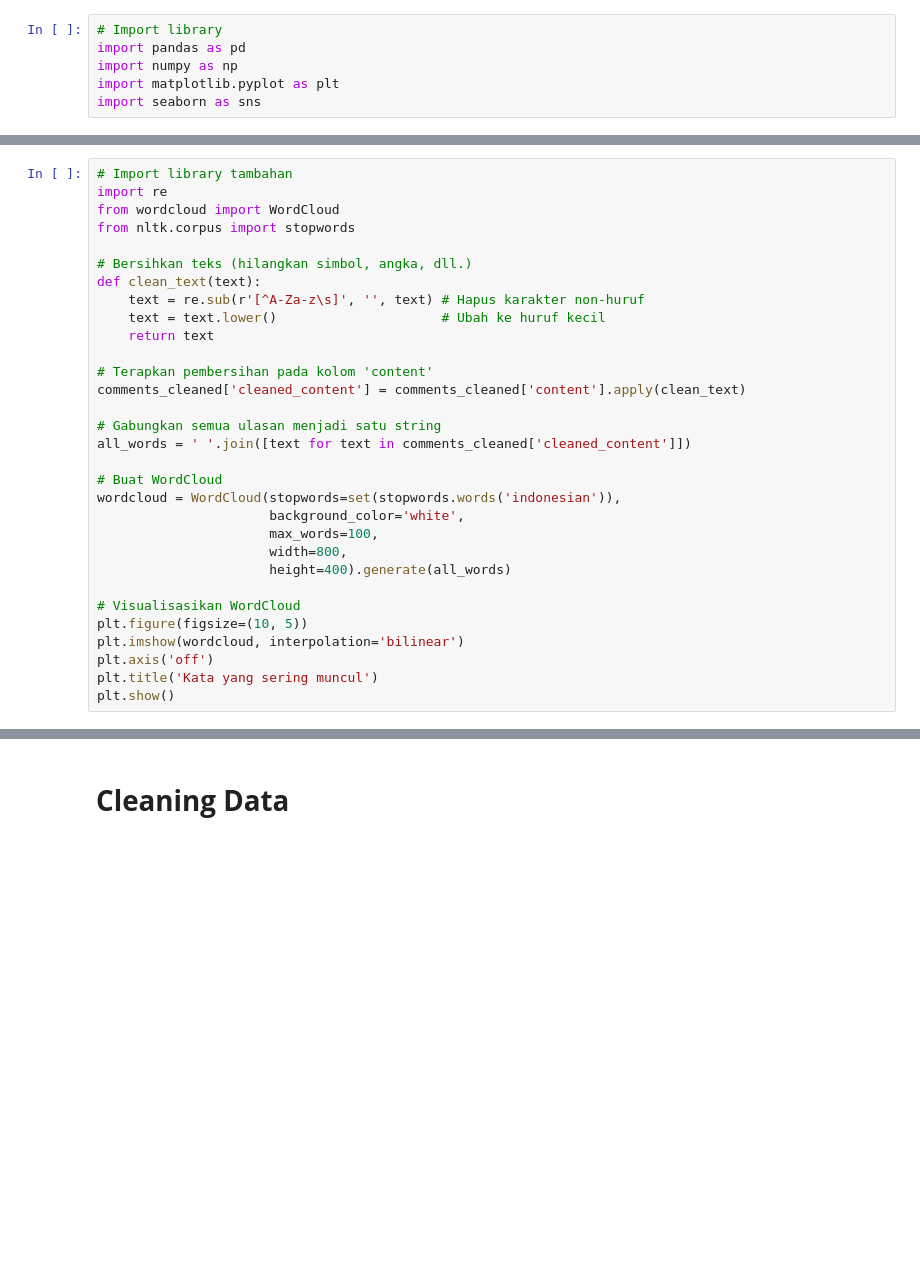
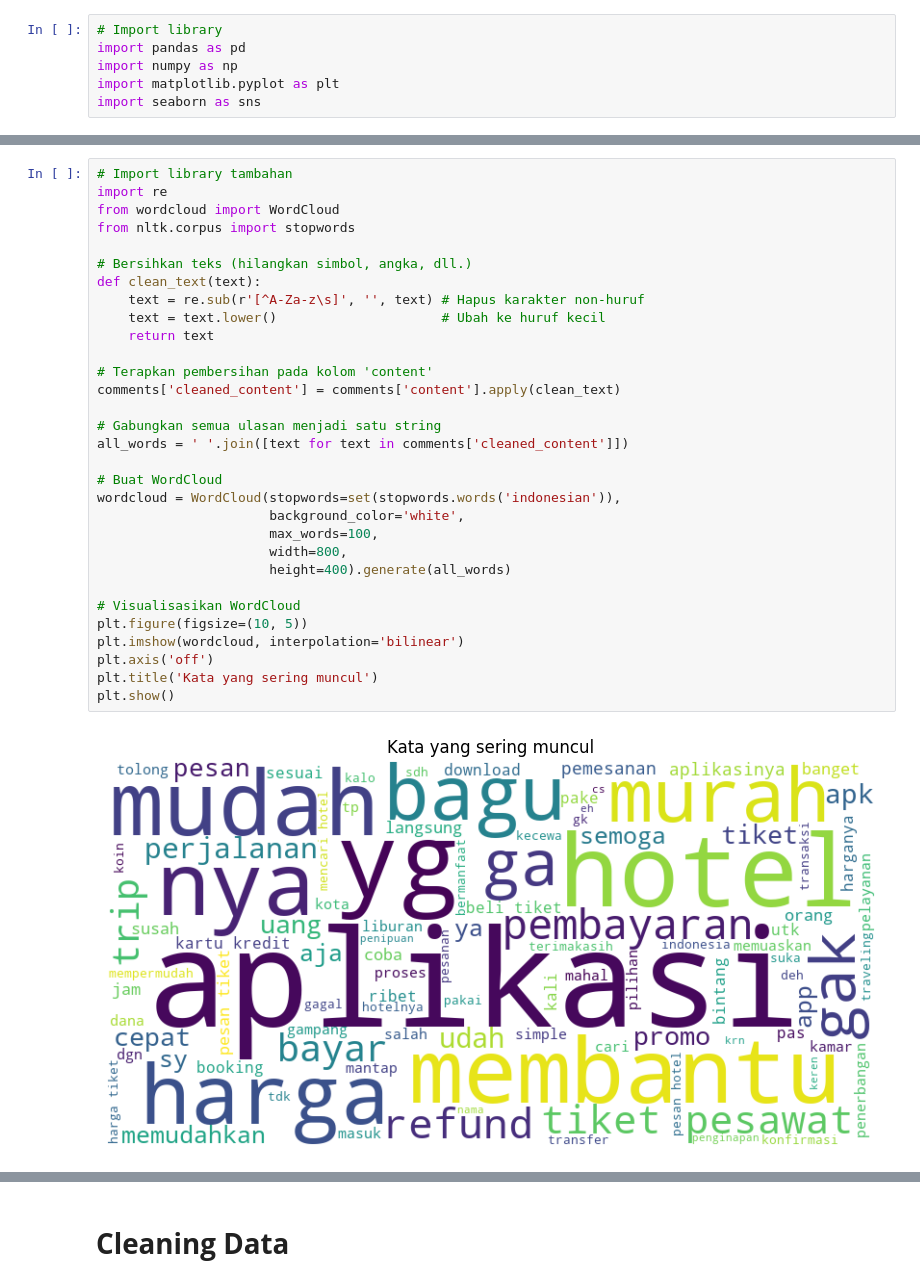
Before and after one commit to Enyakz123/FP-DM-7, a Jupyter notebook: FP_DM_(7).ipynb, the cells around one changed output, grey strips where cells are left out. Drawn from its saved outputs; the diff is of its cells as text; blank space fills up the shorter version.

```diff
--- a/FP_DM_(7).ipynb
+++ b/FP_DM_(7).ipynb
@@ -59,33 +111,35 @@ plt.show()
 # %%
 # Import library tambahan
 import re
 from wordcloud import WordCloud
 from nltk.corpus import stopwords
 
 # Bersihkan teks (hilangkan simbol, angka, dll.)
 def clean_text(text):
     text = re.sub(r'[^A-Za-z\s]', '', text) # Hapus karakter non-huruf
     text = text.lower()                     # Ubah ke huruf kecil
     return text
 
 # Terapkan pembersihan pada kolom 'content'
-comments_cleaned['cleaned_content'] = comments_cleaned['content'].apply(clean_text)
+comments['cleaned_content'] = comments['content'].apply(clean_text)
 
 # Gabungkan semua ulasan menjadi satu string
-all_words = ' '.join([text for text in comments_cleaned['cleaned_content']])
+all_words = ' '.join([text for text in comments['cleaned_content']])
 
 # Buat WordCloud
 wordcloud = WordCloud(stopwords=set(stopwords.words('indonesian')),
                       background_color='white',
                       max_words=100,
                       width=800,
                       height=400).generate(all_words)
 
 # Visualisasikan WordCloud
 plt.figure(figsize=(10, 5))
 plt.imshow(wordcloud, interpolation='bilinear')
 plt.axis('off')
 plt.title('Kata yang sering muncul')
 plt.show()
+# %% [output]
+[figure, added]
 # %%
 # Visualisasi jumlah ulasan yang puas dan tidak puas (berdasarkan skor)
```
Also changed, not shown: parts of 25 cells of this notebook, 10 other files.
